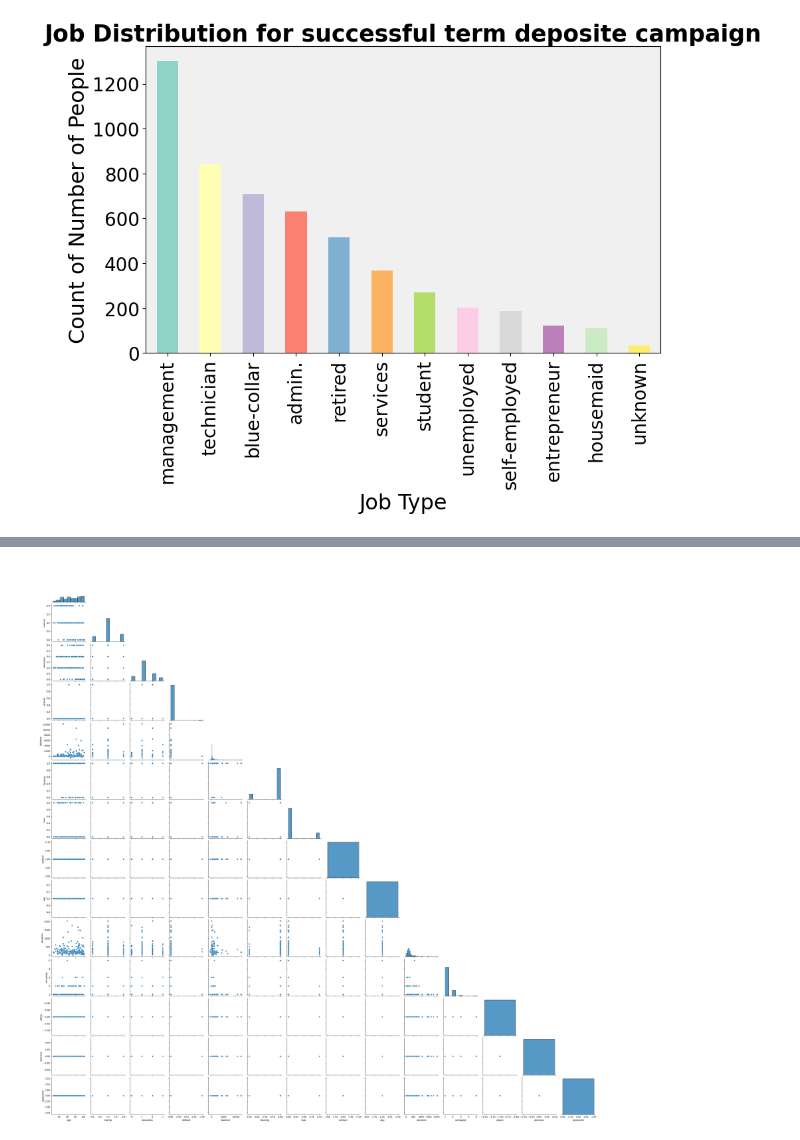
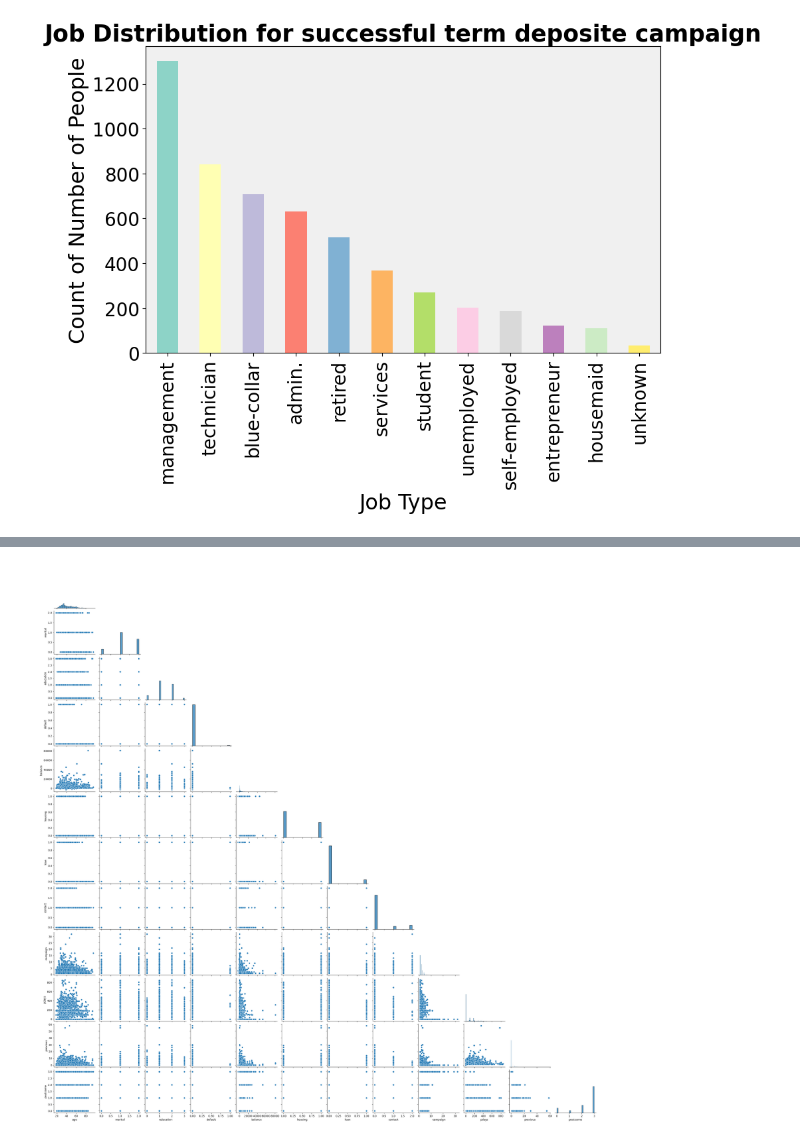
Before and after one commit to Foxtrot123-png/Applied-Data-Science-1--Clustering-and-Fitting-, a Jupyter notebook: Clustering_and_fitting.ipynb, the cells around one changed output, grey strips where cells are left out. Drawn from its saved outputs; the diff is of its cells as text; code cells hidden in the pictures.

```diff
--- a/Clustering_and_fitting.ipynb
+++ b/Clustering_and_fitting.ipynb
@@ -161,6 +167,8 @@ previous      int64
 poutcome     object
 y            object
 dtype: object
+# %%
+data.drop(['day','month','duration'], inplace = True, axis=1)
 # %%
 from sklearn.preprocessing import LabelEncoder
 label = LabelEncoder()
@@ -293,3 +315,5 @@ plot_hist(data , data[data['y']=='yes']['age'], 'Age Distribution for Successful
 plot_barplot(data[data['y']=='yes'] , 'job' , 'Job Distribution for successful term deposite campaign' , 'Job Type' , 'Count of Number of People' )
 # %% [output]
 [figure]
+# %%
+data = data[data['y']=='yes']
@@ -296,6 +324,5 @@ plot_barplot(data[data['y']=='yes'] , 'job' , 'Job Distribution for successful t
 # %%
-
-sns.pairplot(data[:200],corner=True)
+sns.pairplot(data,corner=True)
 plt.show()
 # %% [output]
-[figure, old version]
+[figure, new version]
```
Also changed, not shown: parts of 21 cells of this notebook.
